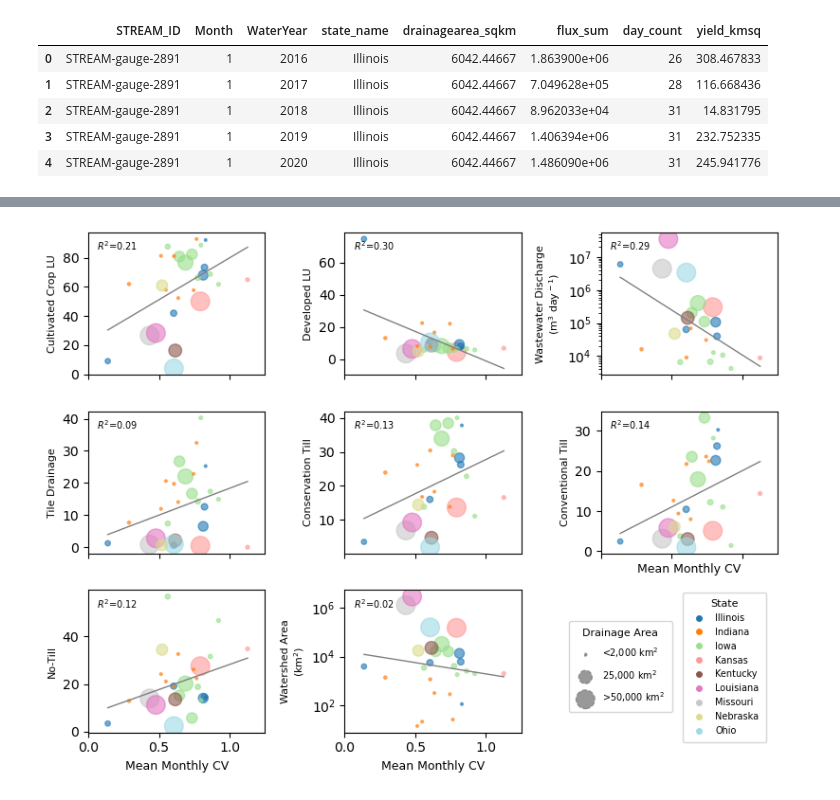
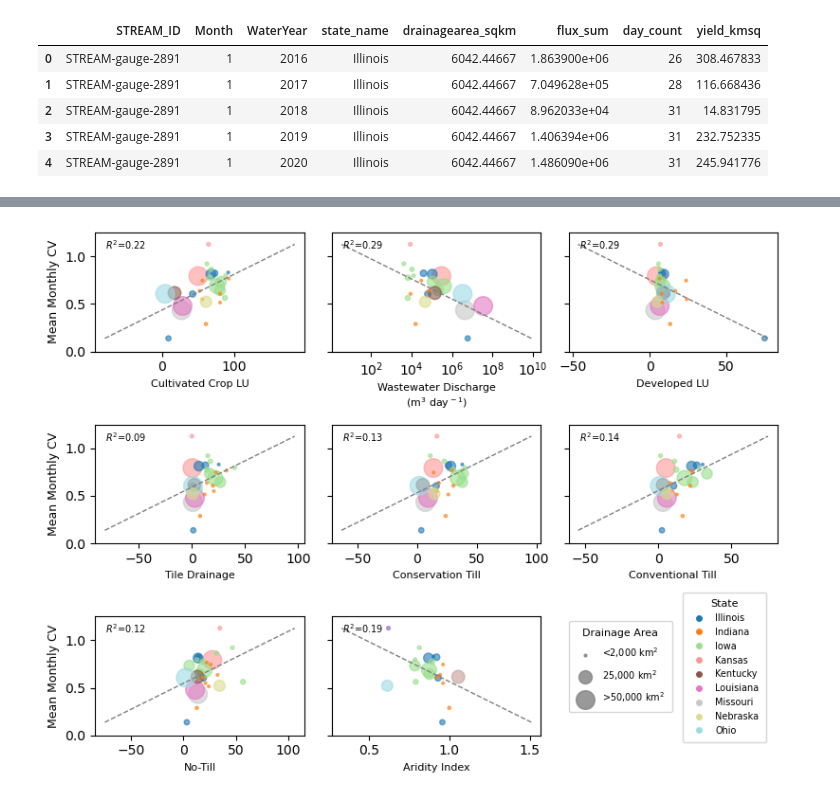
Before and after one commit to danykakbyrnes/STREAM_seasonality, a Jupyter notebook: spatial_data_exploration.ipynb, the cells around one changed output, grey strips where cells are left out. Drawn from its saved outputs; the diff is of its cells as text; code cells hidden in the pictures.

```diff
--- a/spatial_data_exploration.ipynb
+++ b/spatial_data_exploration.ipynb
@@ -555,6 +477,11 @@ print(site_monthly_loads.shape)
 cv = {}
 for site in MAIN_SITES:
     monthly_loads = site_monthly_loads[site_monthly_loads['STREAM_ID'] == site]
+
+    # CV values across entire record
+    daily_load_site = load_data[load_data['STREAM_ID'] == site]
+    cv_daily_load_site = variation(daily_load_site['export_yield_kg_km2'], ddof=1)
+
 
     # Monthly CV values
     cv_by_month = monthly_loads.groupby('Month')['yield_kmsq'].agg(
@@ -577,6 +504,7 @@ for site in MAIN_SITES:
     cv[site] = {
         'state_name':  monthly_loads['state_name'].iloc[0],
         'drainagearea_sqkm':  monthly_loads['drainagearea_sqkm'].iloc[0],
+        'cv_daily': cv_daily_load_site,
         'cv_mth': cv_by_month,
         'cv_szn': cv_by_year,
         'cv_ann': cv_annual,
@@ -669,19 +644,19 @@ n = len(basin_chars)
 ncols = 4
 nrows = -(-n // ncols)
 
-fig, axes = plt.subplots(nrows, ncols, figsize=(10, nrows * 2), sharey=False)
+fig, axes = plt.subplots(nrows, ncols, figsize=(8, nrows * 2), sharex=False, sharey=True)
 ax = axes.flatten()
 
 for i, (col, label) in enumerate(basin_chars):
-    ax[i].scatter(cv_mth_mn_basinchar['cv_mth_mn'], cv_mth_mn_basinchar[col],
+    ax[i].scatter(cv_mth_mn_basinchar[col], cv_mth_mn_basinchar['cv_mth_mn'],
                   alpha=0.6, s=size, c=state_codes, cmap=cmap_states)
-    ax[i].set_ylabel(label, fontsize=8)
+    ax[i].set_xlabel(label, fontsize=8)
     ax[i].tick_params(labelsize=7)
     if col in ('area_km2', 'waste_dis_total_m3_d'):
-        ax[i].set_yscale('log')
-    if i >= n - ncols:
-        ax[i].set_xlabel("CV of Mean Monthly Yield", fontsize=8)
-    ax[i].set_xlim([0,1.5])
+        ax[i].set_xscale('log')
+    if i % ncols == 0:
+        ax[i].set_ylabel("Mean Monthly CV", fontsize=8)
+    ax[i].set_ylim([0,1.5])
 for j in range(n, len(ax)):
     ax[j].set_visible(False)
 
@@ -735,85 +687,85 @@ cv_annual_lu = cv_annual_basinchar.merge(
 # %%
 from scipy.stats import linregress
-cv_mth_mn_lu = cv_mth_mn_lu[cv_mth_mn_lu['STREAM_ID'] != 'STREAM-gauge-692']
 
 plot_cols = [
     ('Cultivated Crops',     'Cultivated Crop LU'),
+    ('waste_dis_total_m3_d', 'Wastewater Discharge\n(m$^3$ day$^-$$^1$)'),
     ('Developed Total',      'Developed LU'),
-    ('waste_dis_total_m3_d', 'Wastewater Discharge\n(m$^3$ day$^-$$^1$)'),
     ('pct_tile_drained',     'Tile Drainage'),
     ('cons_conser_till_pct', 'Conservation Till'),
     ('cons_conven_till_pct', 'Conventional Till'),
     ('cons_no_till_pct',     'No-Till'),
-    ('area_km2',                    'Watershed Area\n(km$^2$)'),
+    ('ari_ix_sav',                    'Aridity Index'),
+    ('kSat_log10_cmhr',             'log10 kSat (cm hr$^-$$1$)'),
 ]
-
-# fail fast on any name mismatch (spaces, _pct suffixes, etc.)
-missing = [c for c, _ in plot_cols if c not in cv_mth_mn_lu.columns]
-assert not missing, f"Not in cv_mth_mn_lu: {missing}"
 
 cmap_states = plt.cm.tab20
 marker_scale = 250
-size = np.clip(cv_mth_mn_lu['drainagearea_sqkm'], 1000, 50000) / marker_scale
+size = np.clip(cv_mth_mn_basinchar_lu['drainagearea_sqkm'], 1000, 50000) / marker_scale
 
-state_categories = cv_mth_mn_lu['state_name'].astype('category')
+state_categories = cv_mth_mn_basinchar_lu['state_name'].astype('category')
 state_codes = state_categories.cat.codes
 unique_states = state_categories.cat.categories
 norm = mcolors.Normalize(vmin=0, vmax=len(unique_states) - 1)
 
-# sharey=False because pop_served_total is a count, not a percent
-fig, axes = plt.subplots(3, 3, figsize=(8, 6), sharex=True, sharey=False)
+fig, axes = plt.subplots(3, 3, figsize=(8, 6), sharex=False, sharey=True)
 ax = axes.flatten()
 
-x_all = cv_mth_mn_lu['cv_mth_mn']
+y_all = cv_mth_mn_basinchar_lu['cv_mth_mn']
 
 for i, (col, label) in enumerate(plot_cols):
     log_panel = col in ('area_km2', 'waste_dis_total_m3_d')
     if log_panel:
-        ax[i].set_yscale('log')
+        ax[i].set_xscale('log')
 
-    ax[i].scatter(x_all, cv_mth_mn_lu[col], s=size, alpha=0.6,
+    ax[i].scatter(cv_mth_mn_basinchar_lu[col], y_all, s=size, alpha=0.6,
                   c=state_codes, cmap=cmap_states)
-    ax[i].set_ylabel(label, fontsize=8)
+    ax[i].set_xlabel(label, fontsize=8)
 
     # --- line of best fit + R^2 ---
-    y_raw = cv_mth_mn_lu[col]
+    x_raw = cv_mth_mn_basinchar_lu[col]
+
+    # If log scale, x_fit = log(x_raw), otherwise x_fit = x_raw
     with np.errstate(invalid='ignore', divide='ignore'):
-        yfit = np.log10(y_raw) if log_panel else y_raw   # fit in log space for log panels
-    m = np.isfinite(x_all) & np.isfinite(yfit)           # drops NaN, and y<=0 on log panels
-    # to fit only the visible window, add:  & (x_all <= 1.25)
+        xfit = np.log10(x_raw) if log_panel else x_raw   # fit in log space for log panels
+
+    # This part is important for now because AI doesn't have all the values
+    m = np.isfinite(xfit) & np.isfinite(y_all)           # drops NaN, and x<=0 on log panels
+
+    # to fit only the visible window, add:  & (y_all <= 1.253)
     if m.sum() >= 3:
-        reg = linregress(x_all[m], yfit[m])
-        xx = np.linspace(x_all[m].min(), x_all[m].max(), 100)
-        yy = reg.slope * xx + reg.intercept
-        ax[i].plot(xx, 10**yy if log_panel else yy, color='grey', lw=1)
+        reg = linregress(xfit[m], y_all[m])
+        yy = np.linspace(y_all[m].min(), y_all[m].max(), 100)
+        xx = (yy - reg.intercept) / reg.slope
+        ax[i].plot(10**xx if log_panel else xx, yy, color='grey', lw=1, linestyle='--', )
         ax[i].text(0.05, 0.95, f'$R^2$={reg.rvalue**2:.2f}',
                    transform=ax[i].transAxes, fontsize=7, va='top')
 
-ax[0].set_xlim([0, 1.25])  # shared via sharex; keeps the 2.62 outlier off-frame as before
+ax[0].set_ylim([0, 1.25])  # shared via sharey; keeps the 2.62 outlier off-frame as before
 
-for i in (5, 6, 7):                 # x labels on bottom row
-    ax[i].set_xlabel("Mean Monthly CV", fontsize=9)
+for i in (0, 3, 6):                 # y labels on left column
+    ax[i].set_ylabel("Mean Monthly CV", fontsize=9)
 
 legend_sizes = [4, 100, 200]
 legend_labels = ['<2,000 km$^2$', '25,000 km$^2$', '>50,000 km$^2$']
 legend_handles_size = [
-    plt.scatter([], [], s=s, color='grey', linestyle='--', alpha=0.8, label=label)
+    plt.scatter([], [], s=s, color='grey', linestyle='-', alpha=0.8, label=label)
     for s, label in zip(legend_sizes, legend_labels)
 ]
 legend_handles_colour = [
     Line2D([0], [0], marker='o', color='w', markerfacecolor=cmap_states(norm(i)),
            markersize=6, label=state)
     for i, state in enumerate(unique_states)
 ]
 fig.legend(handles=legend_handles_size, title='Drainage Area',
            loc='upper left', ncol=1, fontsize=7, title_fontsize=8,
            bbox_to_anchor=(0.70, 0.3), labelspacing=0.9, borderpad=0.8)
 fig.legend(handles=legend_handles_colour, title='State',
            loc='upper left', ncol=1, fontsize=7, title_fontsize=8,
            bbox_to_anchor=(0.85, 0.35), borderpad=0.75)
 fig.delaxes(ax[8])
 fig.tight_layout()
 plt.savefig('../OUTPUT/2_spatial_patterns/cv_mth_mn_watershed_landuse_marker_area_state.png',
             dpi=600, bbox_inches='tight')
 # %% [output]
-[figure, old version]
+[figure, new version]
```
Also changed, not shown: parts of 27 cells of this notebook, 2 other files.
